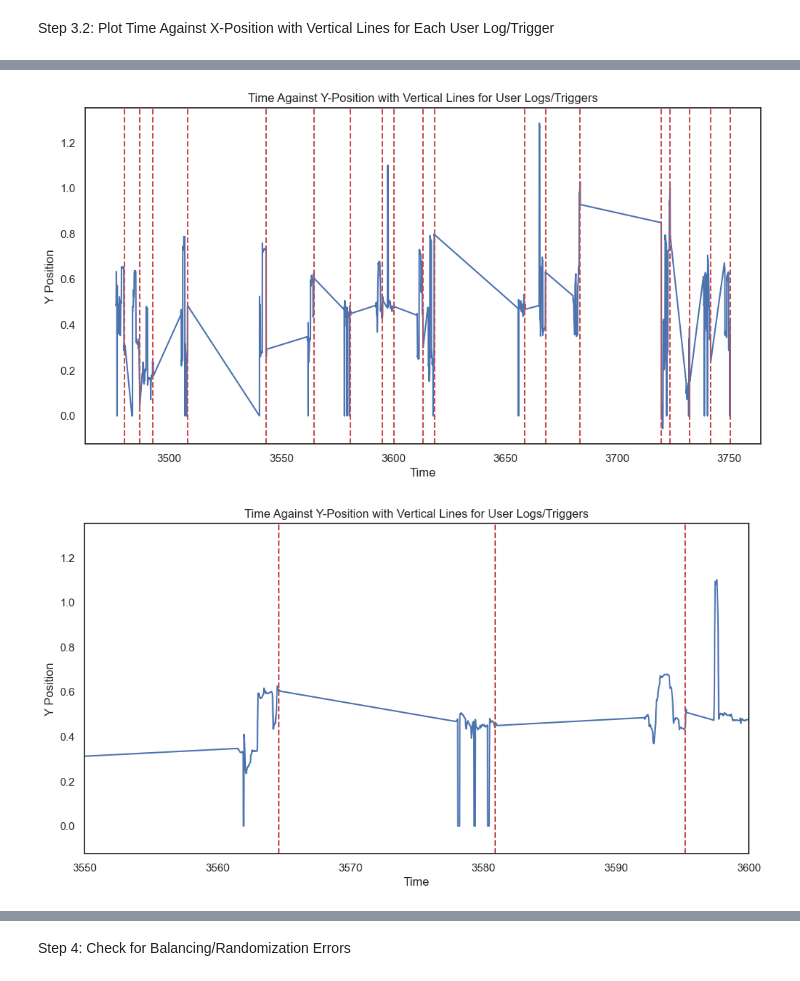
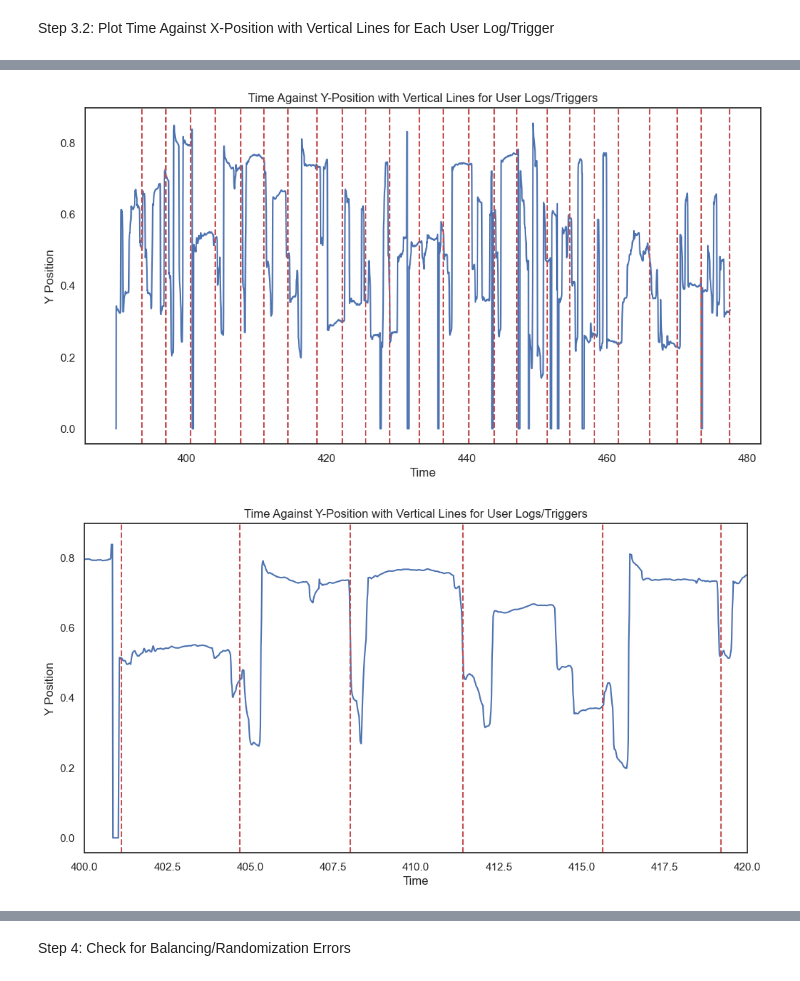
Before and after one commit to MaxBhdt/2024SoSe_EyeTracking, a Jupyter notebook: Lab/Experiment Pilot plot.ipynb, the cells around one changed output, grey strips where cells are left out. Cells and saved outputs as stored; diff of their text form; code cells hidden in the pictures.

```diff
--- a/Lab/Experiment Pilot plot.ipynb
+++ b/Lab/Experiment Pilot plot.ipynb
@@ -12,11 +12,11 @@ sns.set_theme()
 sns.set_style("white")
 # %%
 # File paths
-tsv_file = '.\\Participant_data/subject-Claudius.tsv'
-log_file = '.\\Participant_data/subject-Claudius_log.txt'
-csv_file = '.\\Participant_data/subject-Claudius.csv'
+tsv_file = '.\\Participant_data/jakob8.tsv'
+#log_file = '.\\Participant_data/subject-Claudius_log.txt'
+#csv_file = '.\\Participant_data/subject-Claudius.csv'
 
 # Load the data
 data_tsv = pd.read_csv(tsv_file, sep='\t')
-data_csv = pd.read_csv(csv_file)
+#data_csv = pd.read_csv(csv_file)
 # %%
@@ -142,7 +127,7 @@ plt.ylabel("X Position")
 #plt.xlim(3500, 3600)
 
 # Filter the data_tsv for different event types
-fixation_times = data_tsv[data_tsv['USER'] == 'FIXATION']['TIME']
+fixation_times = data_tsv[data_tsv['USER'] == 'FIXATION_STIMULUS']['TIME']
 start_trial_times = data_tsv[data_tsv['USER'] == 'START_TRIAL']['TIME']
 stop_trial_times = data_tsv[data_tsv['USER'] == 'STOP_TRIAL']['TIME']
 stimuli_times = data_tsv[data_tsv['USER'] == 'STIMULI']['TIME']
@@ -164,4 +149,5 @@ for coordinates_time in coordinates_times:
 plt.legend()
 
 plt.show()
+#TODO: X und Y in einen Plot
 # %% [output]
@@ -185,9 +171,9 @@ sns.lineplot(data=data_tsv, x="TIME", y="FPOGX")
 plt.title('Time Against X-Position with Vertical Lines for User Logs/Triggers')
 plt.xlabel("Time")
 plt.ylabel("X Position")
-plt.xlim(3550, 3600)
+plt.xlim(400, 420)
 # Filter the data_tsv for rows where USER column is 'FIXATION'
-fixation_times = data_tsv[data_tsv['USER'] == 'FIXATION']['TIME']
+fixation_times = data_tsv[data_tsv['USER'] == 'FIXATION_STIMULUS']['TIME']
 
 # Add vertical lines for each fixation time
 for fixation_time in fixation_times:
@@ -210,24 +196,24 @@ for fixation_time in fixation_times:
     plt.axvline(x=fixation_time, color='r', linestyle='--')
 plt.show()
 # %% [output]
-[figure, old version]
+[figure, new version]
 # %%
 # **Time vs. Y Plot**
 plt.figure(figsize=(12, 6))
 sns.lineplot(data=data_tsv, x="TIME", y="FPOGY")
 plt.title('Time Against Y-Position with Vertical Lines for User Logs/Triggers')
 plt.xlabel("Time")
 plt.ylabel("Y Position")
-plt.xlim(3550, 3600)
+plt.xlim(400, 420)
 # Filter the data_tsv for rows where USER column is 'FIXATION'
-fixation_times = data_tsv[data_tsv['USER'] == 'FIXATION']['TIME']
+fixation_times = data_tsv[data_tsv['USER'] == 'FIXATION_STIMULUS']['TIME']
 
 # Add vertical lines for each fixation time
 for fixation_time in fixation_times:
     plt.axvline(x=fixation_time, color='r', linestyle='--')
 plt.show()
 # %% [output]
-[figure, old version]
+[figure, new version]
 # %%
 # # **Time vs. Y Plot** zoom in
 # sns.lineplot(data=data_tsv, x="TIME", y="FPOGY")
```
Also changed, not shown: parts of 17 cells of this notebook, 20 other files.
